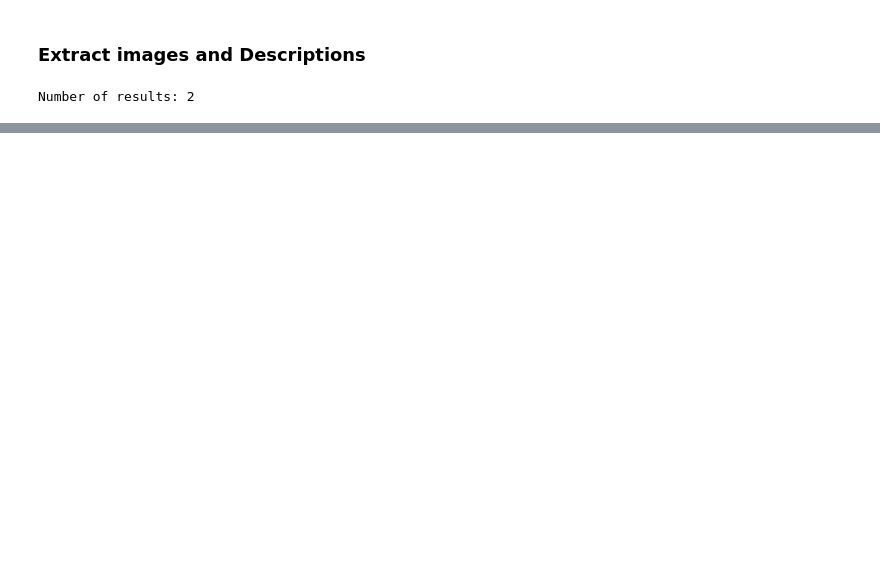
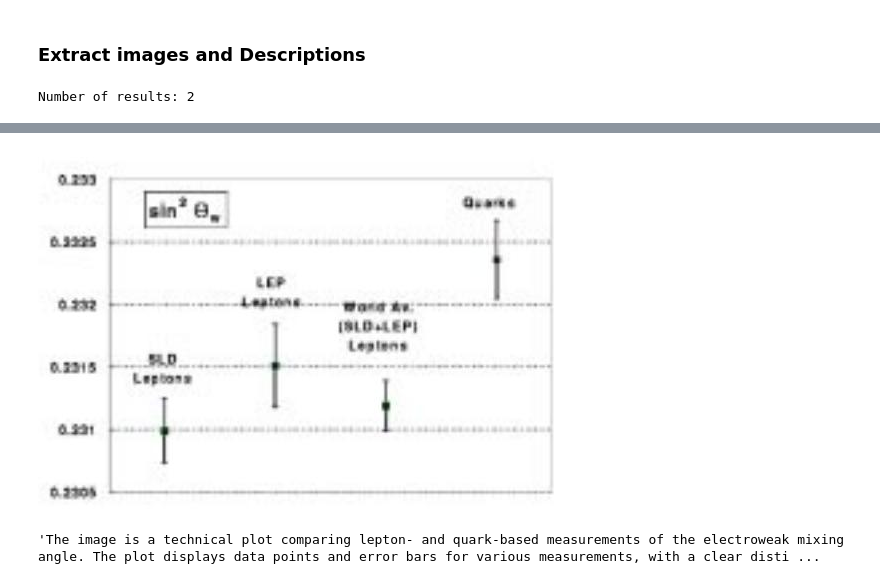
Before and after one commit to Mu2e/kb-mcp, a Jupyter notebook: examples/Parser.ipynb, the cells around one changed output, grey strips where cells are left out. Cells and saved outputs as stored; diff of their text form; code cells hidden in the pictures; blank space fills up the shorter version.

Commit message:
added Marker-based parser option

```diff
--- a/examples/Parser.ipynb
+++ b/examples/Parser.ipynb
@@ -134,0 +142,5 @@ img.get('text')
+# %%
+results = parse(file_path,
+                parser_name="marker",
+                extract_images=True,
+                describe_images=True)
@@ -134,0 +170,10 @@ img.get('text')
+# %%
+img = results[1]
+# %%
+display_image(img)
+# %% [output]
+[figure, added]
+# %%
+img.get('text')
+# %% [output]
+'The image is a technical plot comparing lepton- and quark-based measurements of the electroweak mixing angle. The plot displays data points and error bars for various measurements, with a clear disti ...
```
Also changed, not shown: parts of 10 cells of this notebook, 4 other files.
